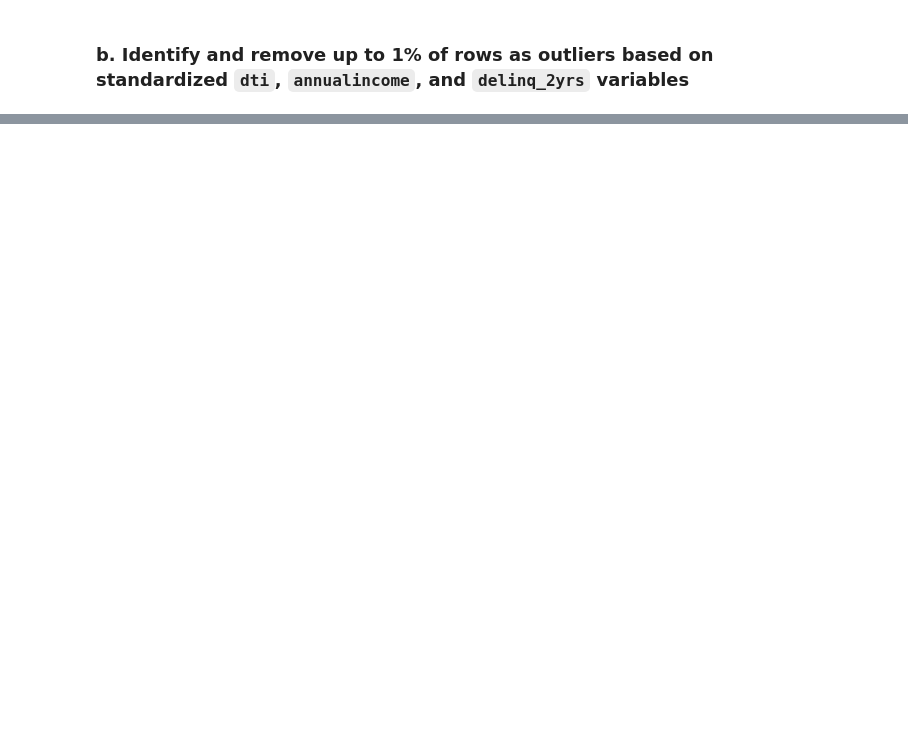
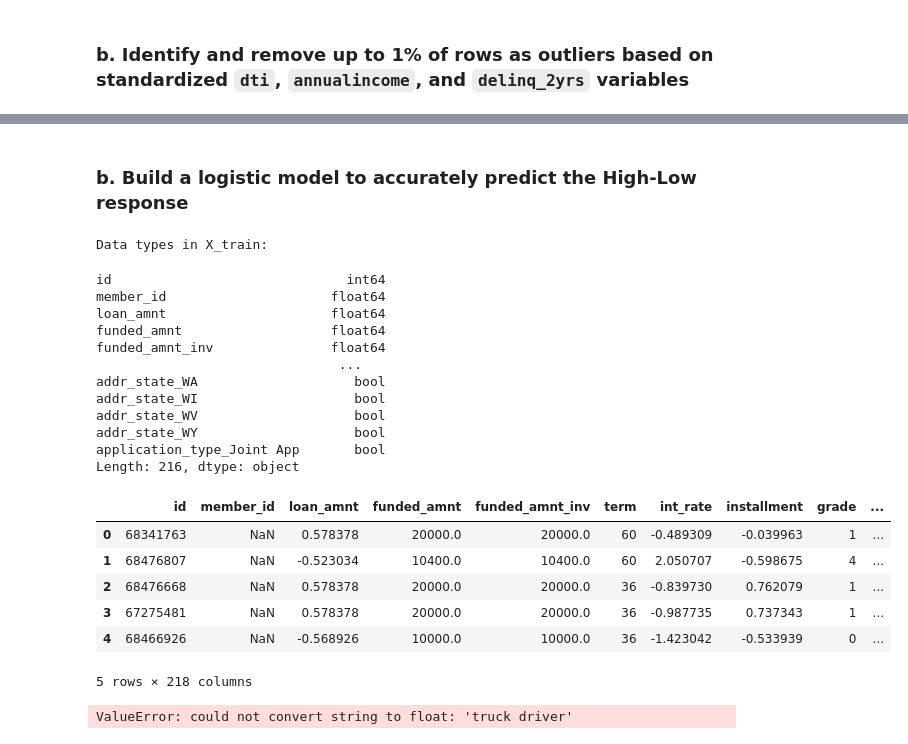
Before and after one commit to suxrobGM/cs6140-assignments, a Jupyter notebook: assignments/src/assignment2/notebook.ipynb, the cells around one changed output, grey strips where cells are left out. Drawn from its saved outputs; the diff is of its cells as text; code cells hidden in the pictures; blank space fills up the shorter version.

```diff
--- a/assignments/src/assignment2/notebook.ipynb
+++ b/assignments/src/assignment2/notebook.ipynb
@@ -580,0 +349,57 @@ confusion_matrix(y_test, y_pred)
+# %% [markdown]
+### b. Build a logistic model to accurately predict the High-Low response
+# %%
+from sklearn.linear_model import LogisticRegression
+from sklearn.metrics import precision_score, recall_score, accuracy_score
+
+print("Data types in X_train:")
+display(X_train.dtypes)
+
+# Initialize the Logistic Regression model
+log_reg = LogisticRegression(max_iter=1000, random_state=42)
+
+X = data_high_low.drop(["High_Low", "High_Med_Low"], axis=1)
+y = data_high_low["High_Low"]
+
+label_enc = LabelEncoder()
+data_high_low["grade"] = label_enc.fit_transform(data_high_low["grade"])
+data_high_low["sub_grade"] = label_enc.fit_transform(data_high_low["sub_grade"])
+display(data_high_low.head())
+
+# Fit the model on the training data
+log_reg.fit(X, y)
+
+# Predict on validation set
+y_val_pred = log_reg.predict(X_val)
+
+# Calculate evaluation metrics
+accuracy = accuracy_score(y_val, y_val_pred)
+precision = precision_score(y_val, y_val_pred, pos_label="High")
+recall = recall_score(y_val, y_val_pred, pos_label="High")
+
+print("Logistic Regression (High-Low) Validation Metrics:")
+print("Accuracy:", accuracy)
+print("Precision:", precision)
+print("Recall:", recall)
+# %% [output]
+Data types in X_train:
+id                              int64
+member_id                     float64
+loan_amnt                     float64
+funded_amnt                   float64
+funded_amnt_inv               float64
+                               ...
+addr_state_WA                    bool
+addr_state_WI                    bool
+addr_state_WV                    bool
+addr_state_WY                    bool
+application_type_Joint App       bool
+Length: 216, dtype: object
+|  | id | member_id | loan_amnt | funded_amnt | funded_amnt_inv | term | int_rate | installment | grade | ... |
+| 0 | 68341763 | NaN | 0.578378 | 20000.0 | 20000.0 | 60 | -0.489309 | -0.039963 | 1 | ... |
+| 1 | 68476807 | NaN | -0.523034 | 10400.0 | 10400.0 | 60 | 2.050707 | -0.598675 | 4 | ... |
+| 2 | 68476668 | NaN | 0.578378 | 20000.0 | 20000.0 | 36 | -0.839730 | 0.762079 | 1 | ... |
+| 3 | 67275481 | NaN | 0.578378 | 20000.0 | 20000.0 | 36 | -0.987735 | 0.737343 | 1 | ... |
+| 4 | 68466926 | NaN | -0.568926 | 10000.0 | 10000.0 | 36 | -1.423042 | -0.533939 | 0 | ... |
+5 rows × 218 columns
+ValueError: could not convert string to float: 'truck driver'
```
Also changed, not shown: parts of 19 cells of this notebook, 3 other files.
